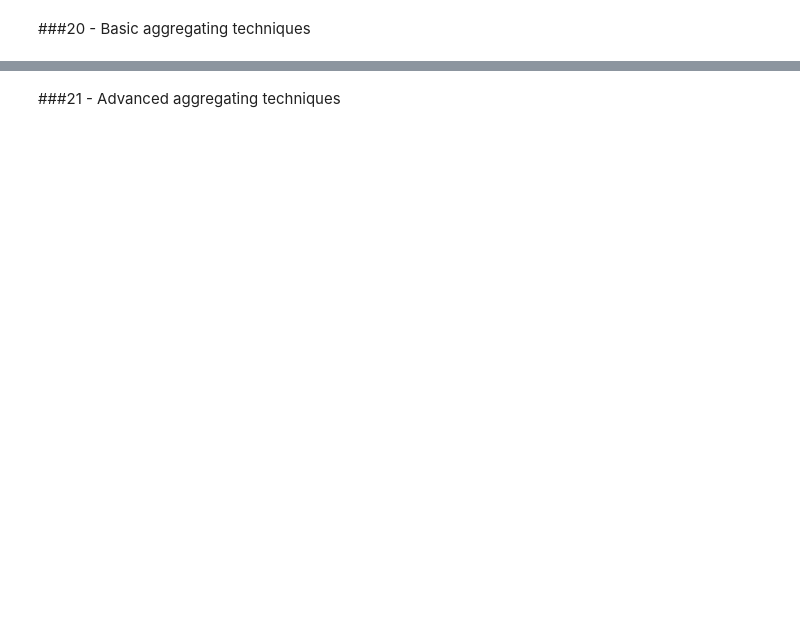
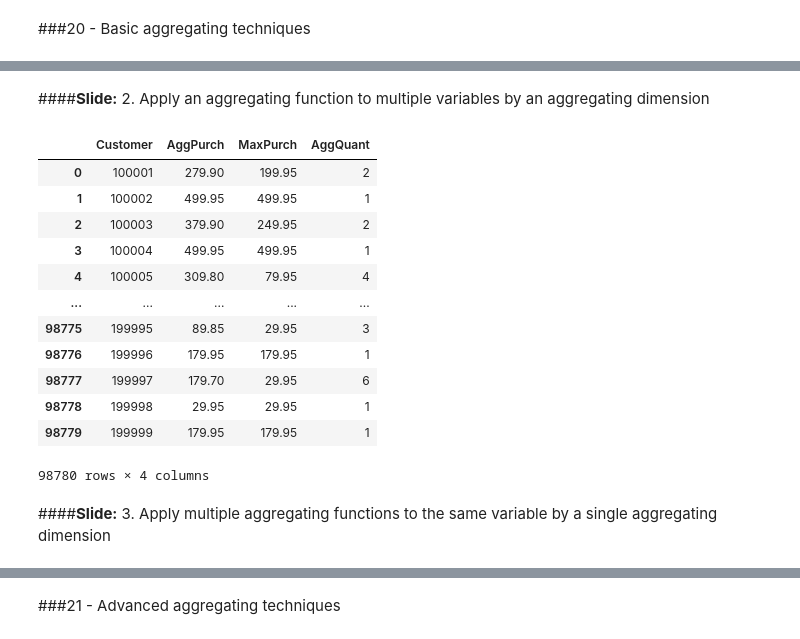
Before and after one commit to HuberNicolas/python-marketing-scale-real-data, a Jupyter notebook: day-2/Python_Day_2_Session_3.ipynb, the cells around one changed output, grey strips where cells are left out. Cells and saved outputs as stored; diff of their text form; code cells hidden in the pictures; blank space fills up the shorter version.

```diff
--- a/day-2/Python_Day_2_Session_3.ipynb
+++ b/day-2/Python_Day_2_Session_3.ipynb
@@ -46,0 +59,20 @@ myData
+# %% [markdown]
+####**Slide:** 2. Apply an aggregating function to multiple variables by an aggregating dimension
+# %%
+myData.groupby("Customer").agg(AggPurch=("PurchAmount","sum"),MaxPurch=("PurchAmount","max"),AggQuant=("Quantity", "sum")).reset_index()
+# %% [output]
+|  | Customer | AggPurch | MaxPurch | AggQuant |
+| 0 | 100001 | 279.90 | 199.95 | 2 |
+| 1 | 100002 | 499.95 | 499.95 | 1 |
+| 2 | 100003 | 379.90 | 249.95 | 2 |
+| 3 | 100004 | 499.95 | 499.95 | 1 |
+| 4 | 100005 | 309.80 | 79.95 | 4 |
+| ... | ... | ... | ... | ... |
+| 98775 | 199995 | 89.85 | 29.95 | 3 |
+| 98776 | 199996 | 179.95 | 179.95 | 1 |
+| 98777 | 199997 | 179.70 | 29.95 | 6 |
+| 98778 | 199998 | 29.95 | 29.95 | 1 |
+| 98779 | 199999 | 179.95 | 179.95 | 1 |
+98780 rows × 4 columns
+# %% [markdown]
+####**Slide:** 3. Apply multiple aggregating functions to the same variable by a single aggregating dimension
```
Also changed, not shown: parts of 52 cells of this notebook, 16 other files.
